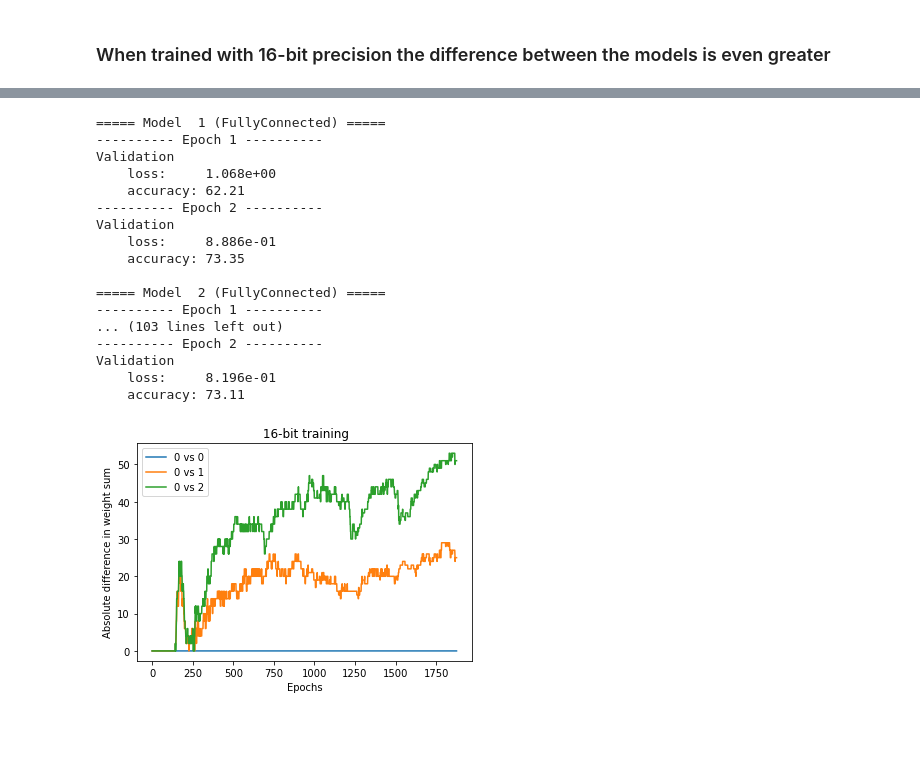
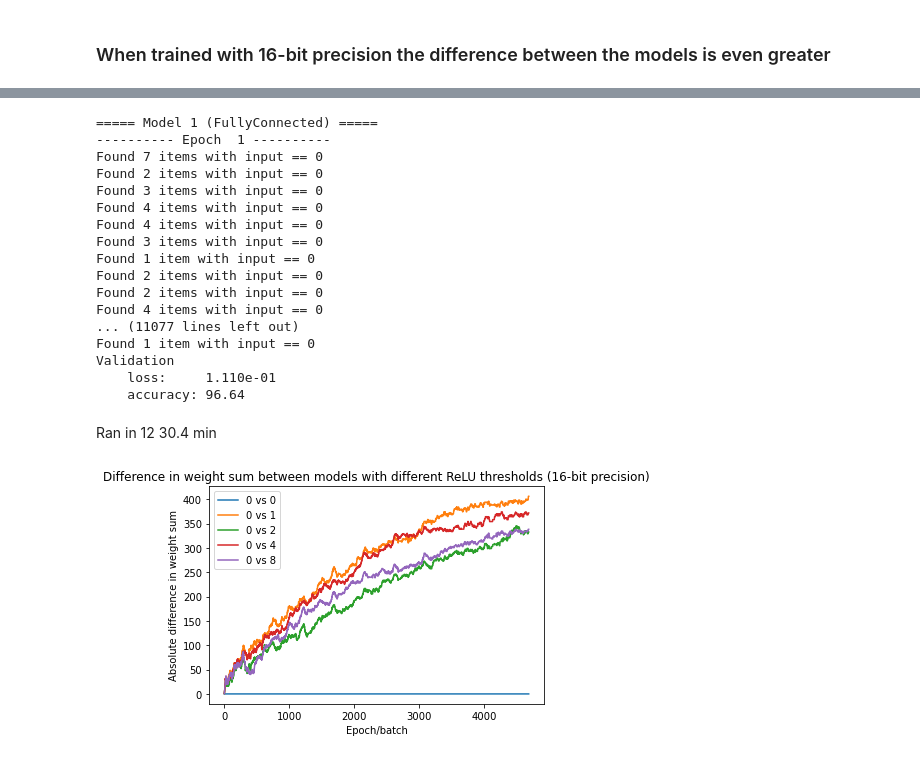
Before and after one commit to CS-433/ml-project-2-ristrettolearning-2, a Jupyter notebook: notebooks/fully_connected_experiment.ipynb, the cells around one changed output, grey strips where cells are left out. Cells and saved outputs as stored; diff of their text form; code cells hidden in the pictures; blank space fills up the shorter version.

```diff
--- a/notebooks/fully_connected_experiment.ipynb
+++ b/notebooks/fully_connected_experiment.ipynb
@@ -15,3 +17,5 @@ import numpy as np
 # set pytorch precision
 torch.set_default_tensor_type(torch.FloatTensor)
 torch.set_default_dtype(torch.float32)
+# activate
+ra.ReLUFunction.print_when_zero = True
@@ -138,10 +117 @@ with open("output1.bin", "wb") as output: #Im storing the esperiment results for
-# %%
-metrics = ru.train_multiple_models(
-    new_models,
-    #models_fully,
-    ru.default.DATA_LOADERS['MNIST'],
-    epochs=20,
-    metrics_fn=lambda m, p, y: {"weight_sum": get_weight_sum(m)},
-    device=DEVICE,
-)
 # %%
@@ -217,44 +220,44 @@ for activition in activations:
 # %%
+epochs = 10
+models_16 = model_16 + new_models_16
+
 metrics_16 = ru.train_multiple_models(
-    new_models_16,
+    models_16,
     ru.default.DATA_LOADERS['MNIST'],
-    epochs=2,
-    metrics_fn=lambda m, p, y: {"weight_sum": get_weight_sum(m)}
+    epochs=epochs,
+    metrics_fn=lambda m, p, y: {"weight_sum": ru.get_weight_sum(m)}
 )
 # %% [output]
-===== Model  1 (FullyConnected) =====
----------- Epoch 1 ----------
+===== Model 1 (FullyConnected) =====
+---------- Epoch  1 ----------
+Found 7 items with input == 0
+Found 2 items with input == 0
+Found 3 items with input == 0
+Found 4 items with input == 0
+Found 4 items with input == 0
+Found 3 items with input == 0
+Found 1 item with input == 0
+Found 2 items with input == 0
+Found 2 items with input == 0
+Found 4 items with input == 0
+... (11077 lines left out)
+Found 1 item with input == 0
 Validation
-    loss:     1.068e+00
-    accuracy: 62.21
----------- Epoch 2 ----------
-Validation
-    loss:     8.886e-01
-    accuracy: 73.35
-
-===== Model  2 (FullyConnected) =====
----------- Epoch 1 ----------
-... (103 lines left out)
----------- Epoch 2 ----------
-Validation
-    loss:     8.196e-01
-    accuracy: 73.11
+    loss:     1.110e-01
+    accuracy: 96.64
-# %%
-import pickle
-import matplotlib.pyplot as plt
-
-with open("output1_16.bin", "rb") as data:
-    metrics_16 = pickle.load(data)
+# %% [markdown]
+Ran in 12 30.4 min
 # %%
-
 diff = pd.DataFrame({
-    "0 vs 0": np.abs(metrics_16[0]["train"]['weight_sum'] - metrics_16[0]["train"]['weight_sum']),
-    "0 vs 1": np.abs(metrics_16[0]["train"]['weight_sum'] - metrics_16[4]["train"]['weight_sum']),
-    "0 vs 2": np.abs(metrics_16[0]["train"]['weight_sum'] - metrics_16[8]["train"]['weight_sum']),
+    "0 vs 0": np.abs(metrics_16[0]["train"]['weight_sum'] - metrics_16[1]["train"]['weight_sum']),
+    "0 vs 1": np.abs(metrics_16[0]["train"]['weight_sum'] - metrics_16[2]["train"]['weight_sum']),
+    "0 vs 2": np.abs(metrics_16[0]["train"]['weight_sum'] - metrics_16[3]["train"]['weight_sum']),
+    "0 vs 4": np.abs(metrics_16[0]["train"]['weight_sum'] - metrics_16[4]["train"]['weight_sum']),
+    "0 vs 8": np.abs(metrics_16[0]["train"]['weight_sum'] - metrics_16[5]["train"]['weight_sum'])
 })
-sns.lineplot(data=diff, dashes=False);
-plt.title(" 16-bit training");
-plt.xlabel("Epochs");
-plt.ylabel("Absolute difference in weight sum");
+sns.lineplot(data=diff, dashes=False)
+plt.xlabel("Epoch/batch")
+plt.ylabel("Absolute difference in weight sum")
+plt.title("Difference in weight sum between models with different ReLU thresholds (16-bit precision)");
 # %% [output]
-[figure, old version]
+[figure, new version]
```
Also changed, not shown: parts of 15 cells of this notebook, 4 other files.
